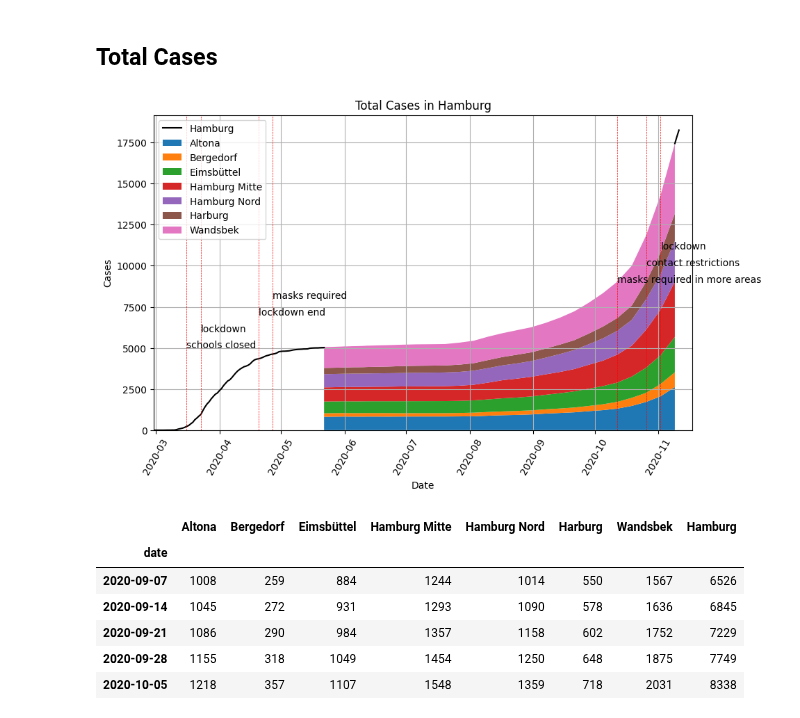
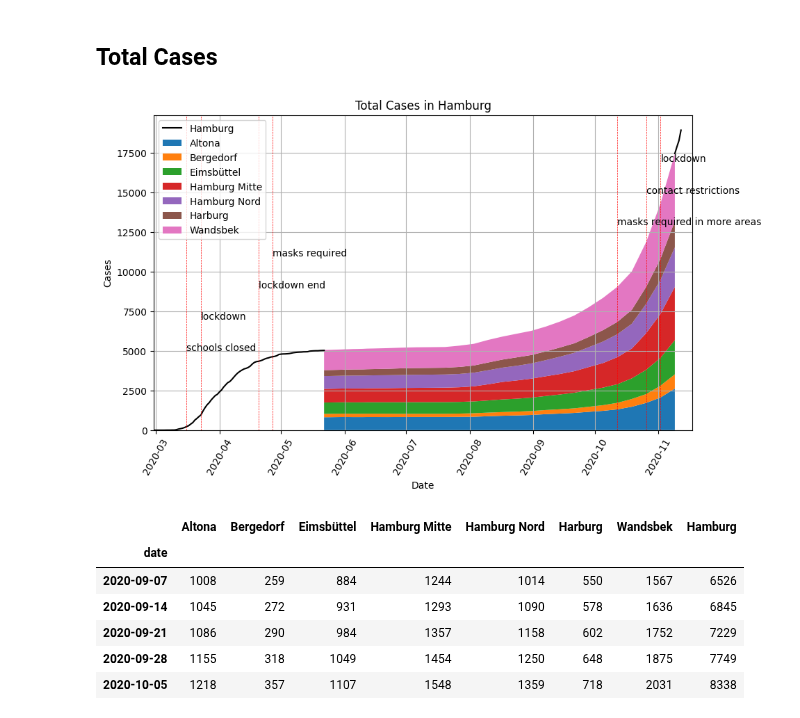
Before and after one commit to b3orn/corona-hamburg, a Jupyter notebook: corona-hamburg.ipynb, the cells around one changed output. Cells and saved outputs as stored; diff of their text form; code cells hidden in the pictures.

```diff
--- a/corona-hamburg.ipynb
+++ b/corona-hamburg.ipynb
@@ -146,20 +142,21 @@ def stackplot(df, title):
 # %%
 stackplot(total_cases, "Total Cases in Hamburg")
 first_total = daily_cases.index.get_loc(total_cases.index[0]) + 1
 last_total = total_cases.index.intersection(daily_cases.index)[-1]
 total_daily_cases = pd.DataFrame([total_cases.T[last_total].sum()], index=[last_total], columns=["cases"]).append(daily_cases[last_total:].drop(index=[last_total])).cumsum()
 plt.plot(total_daily_cases.index, total_daily_cases.values, "black", label="Hamburg")
 plt.plot(daily_cases.index[:first_total], daily_cases.cumsum()[:first_total], "black")
 y = 5000
+dy = (total_daily_cases.values.max() - 5000) / len(RESTRICTIONS)
 for date in RESTRICTIONS:
     plt.axvline(x=date, color="red", linestyle="dashed", linewidth=0.5)
     plt.annotate(RESTRICTIONS[date], (date, y), )
-    y += 1000
+    y += dy
 plt.legend(loc="upper left")
 plt.xlim(xmin=daily_cases.index[0])
 plt.show()
 # %% [output]
-[figure, old version]
+[figure, new version]
 # %%
 total_cases["Hamburg"] = total_cases.sum("columns")
 total_cases.tail(10)
```
Also changed, not shown: parts of 8 cells of this notebook, 1 other file.
